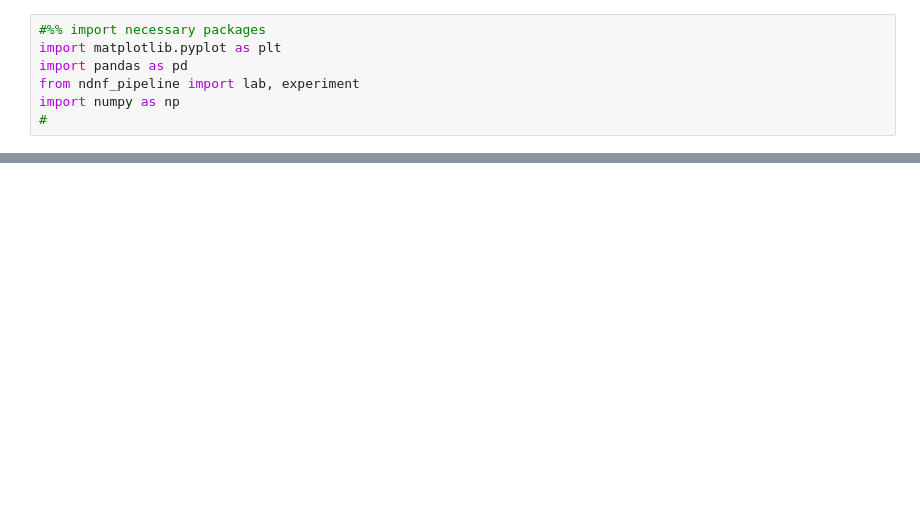
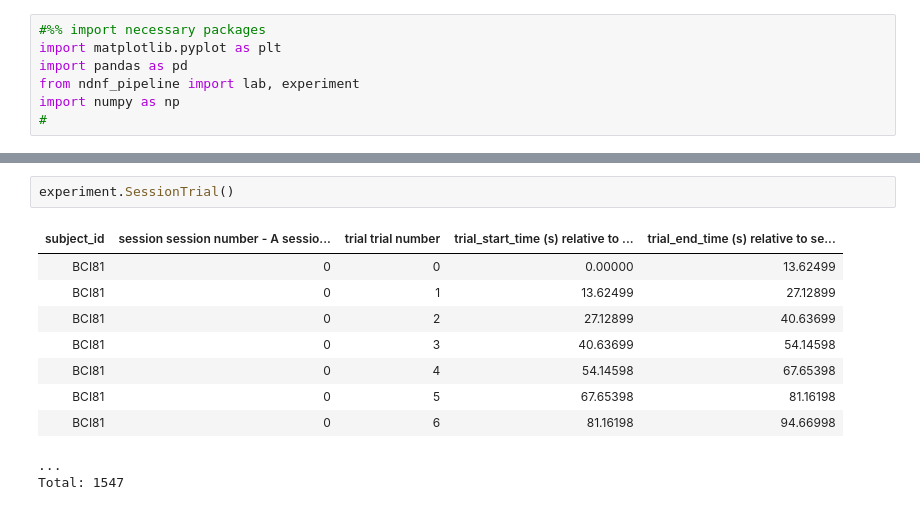
Before and after one commit to rozmar/NDNF-pipeline, a Jupyter notebook: Notebooks/behavior.ipynb, the cells around one changed output, grey strips where cells are left out. Cells and saved outputs as stored; diff of their text form; blank space fills up the shorter version.

```diff
--- a/Notebooks/behavior.ipynb
+++ b/Notebooks/behavior.ipynb
@@ -158,0 +135,13 @@ np.float64(-38.19802838970582)
+# %%
+experiment.SessionTrial()
+# %% [output]
+| subject_id | session session number - A sessio... | trial trial number | trial_start_time (s) relative to ... | trial_end_time (s) relative to se... |
+| BCI81 | 0 | 0 | 0.00000 | 13.62499 |
+| BCI81 | 0 | 1 | 13.62499 | 27.12899 |
+| BCI81 | 0 | 2 | 27.12899 | 40.63699 |
+| BCI81 | 0 | 3 | 40.63699 | 54.14598 |
+| BCI81 | 0 | 4 | 54.14598 | 67.65398 |
+| BCI81 | 0 | 5 | 67.65398 | 81.16198 |
+| BCI81 | 0 | 6 | 81.16198 | 94.66998 |
+...
+Total: 1547
```
Also changed, not shown: parts of 9 cells of this notebook.
